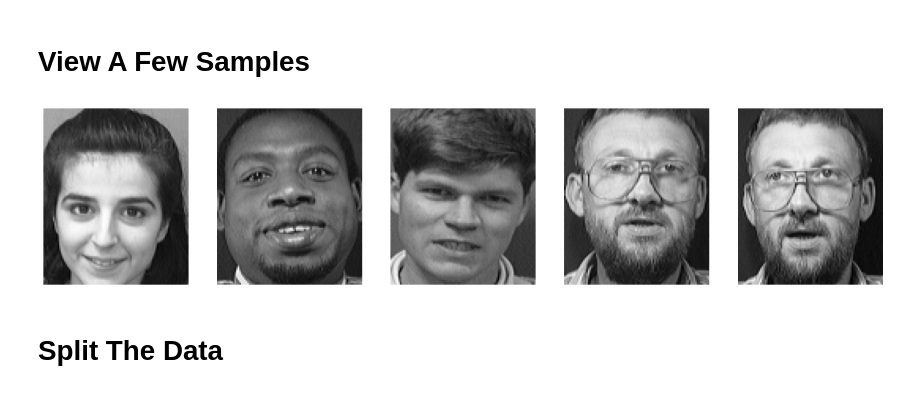
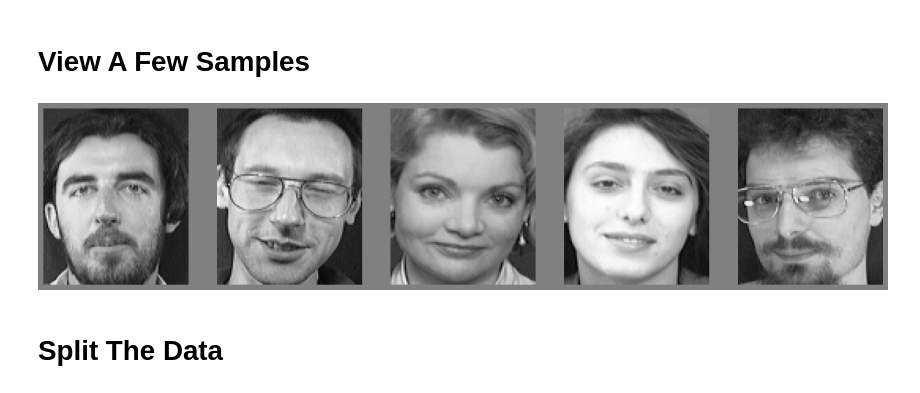
Before and after one commit to Omar-Atef-Bakr/introduction_to_machine_learning, a Jupyter notebook: assigment_three/solution.ipynb, the cells around one changed output. Cells and saved outputs as stored; diff of their text form; code cells hidden in the pictures.

```diff
--- a/assigment_three/solution.ipynb
+++ b/assigment_three/solution.ipynb
@@ -49,12 +49,13 @@ labels.shape
 # View A Few Samples
 # %%
 fig, ax = plt.subplots(1, 5, figsize = (20,30))
+fig.patch.set_facecolor('grey')
 
 for i in range(5):
     ax[i].imshow(features[np.random.randint(0, 400),:].reshape(length, width), cmap="gray")
     ax[i].axis("off")
 # %% [output]
-[figure, old version]
+[figure, new version]
 # %% [markdown]
 # Split The Data
 # %%
```
Also changed, not shown: parts of 15 cells of this notebook.
